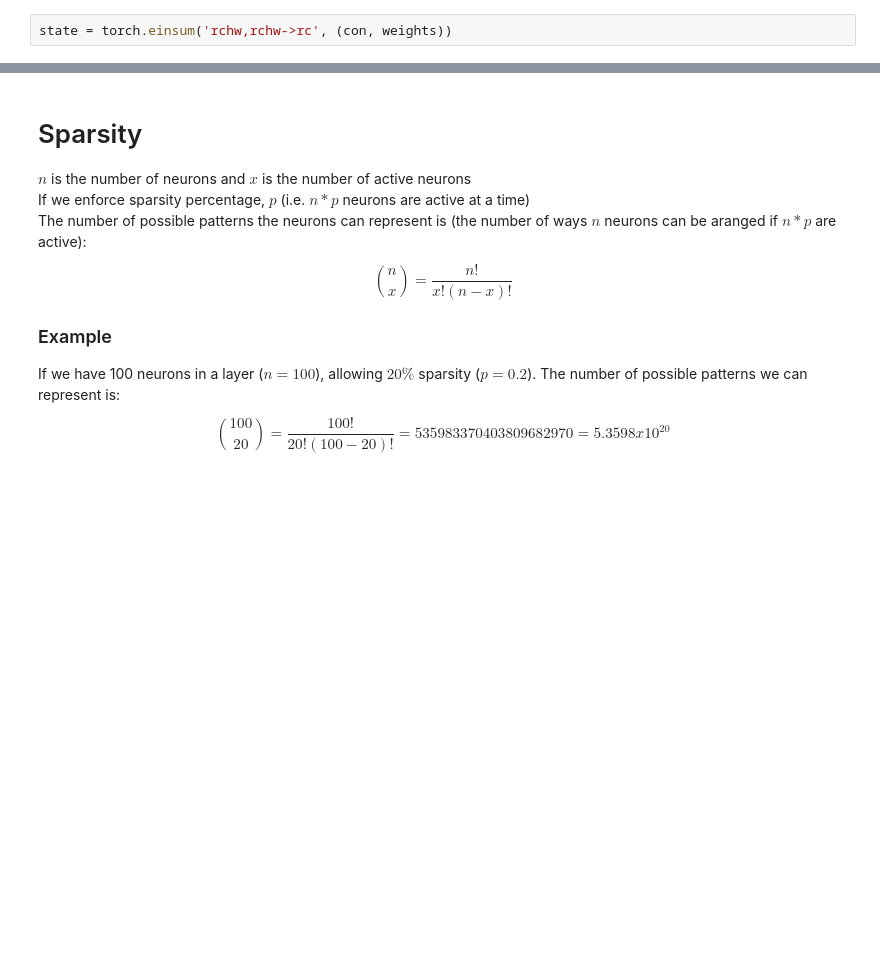
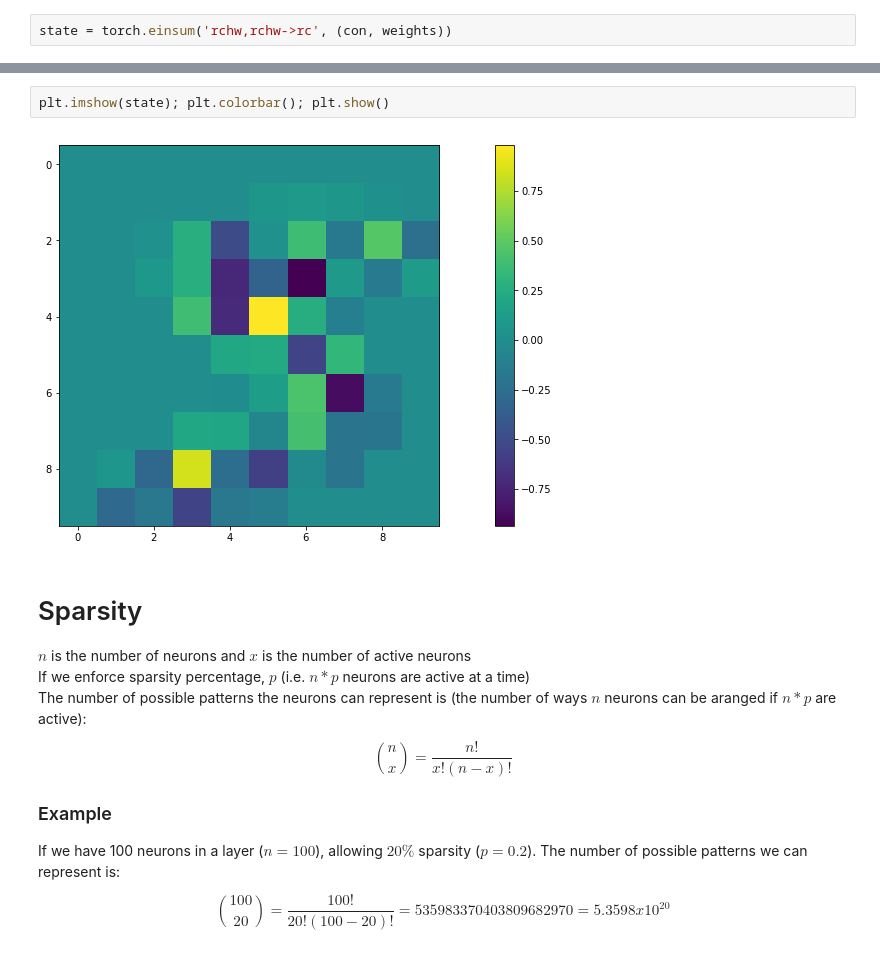
Before and after one commit to jordanott/LocalLearning, a Jupyter notebook: Introduction.ipynb, the cells around one changed output, grey strips where cells are left out. Drawn from its saved outputs; the diff is of its cells as text; blank space fills up the shorter version.

```diff
--- a/Introduction.ipynb
+++ b/Introduction.ipynb
@@ -107,3 +108,7 @@ plt.imshow(state); plt.colorbar(); plt.show()
+# %%
+plt.imshow(state); plt.colorbar(); plt.show()
+# %% [output]
+[figure, added]
 # %% [markdown]
 # Sparsity
 
```
Also changed, not shown: parts of 8 cells of this notebook, 3 other files.
